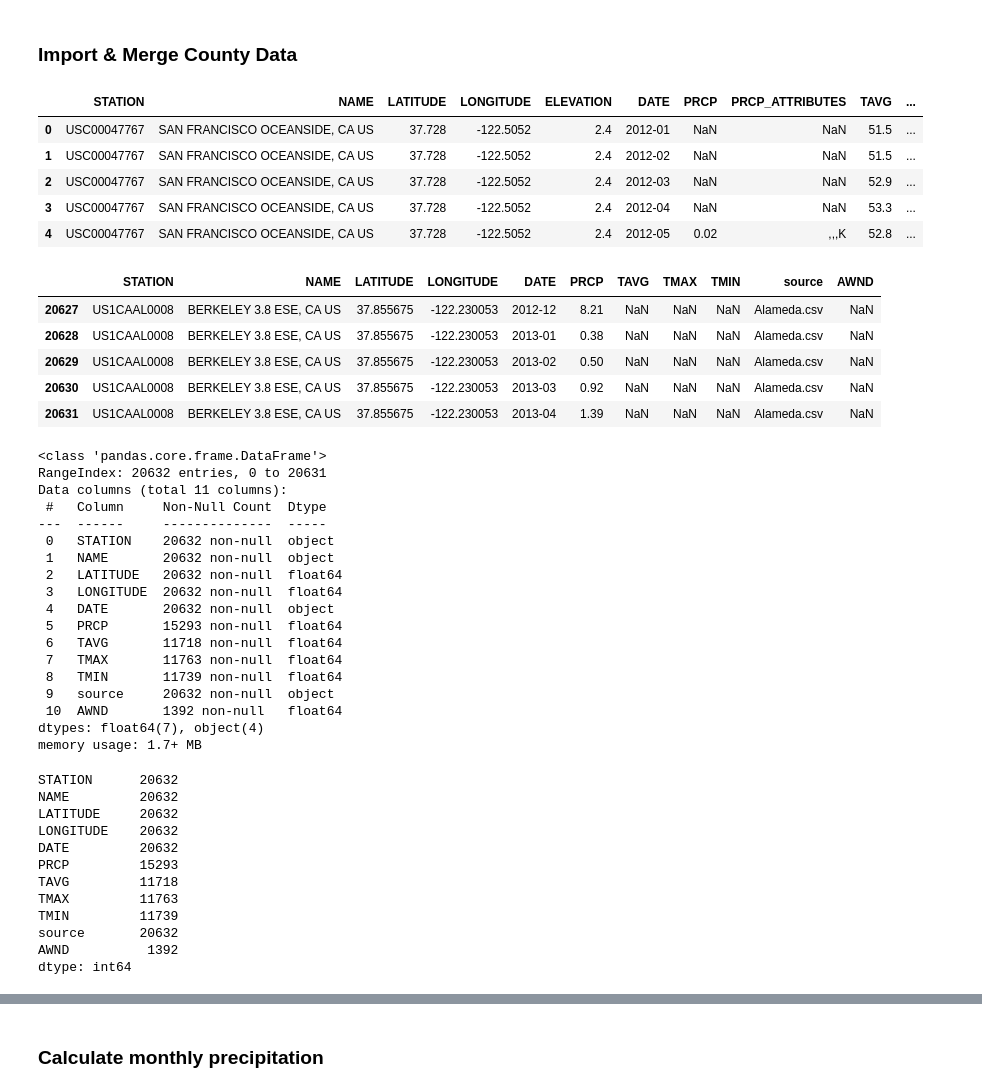
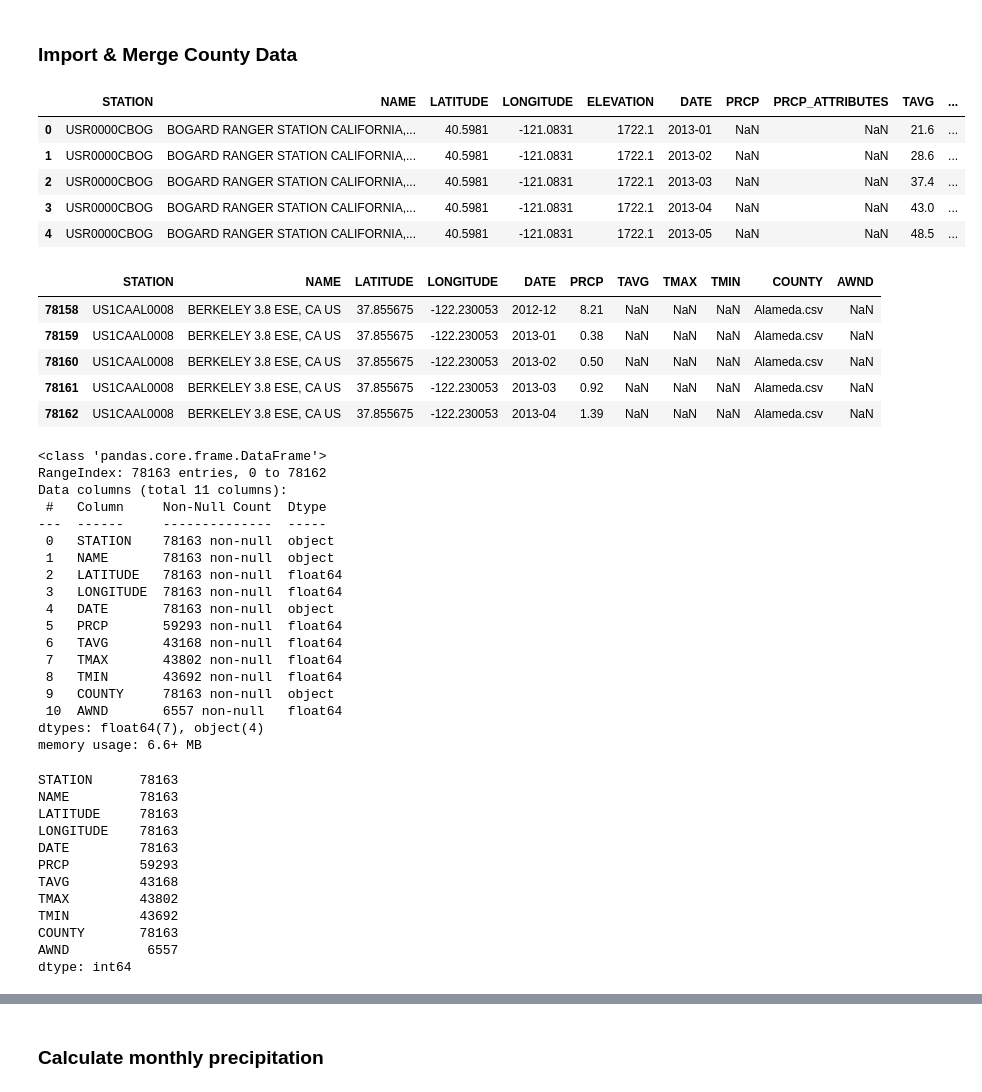
Before and after one commit to chloebellehooton/Group-5-Project, a Jupyter notebook: Wildfire_County_ETL.ipynb, the cells around one changed output, grey strips where cells are left out. Drawn from its saved outputs; the diff is of its cells as text; code cells hidden in the pictures.

```diff
--- a/Wildfire_County_ETL.ipynb
+++ b/Wildfire_County_ETL.ipynb
@@ -118,71 +118,72 @@ dtype: int64
 # %%
 #Import multiple CSV files into 1 dataframe
 path= os.path.join("Resources", "CountyWeather")
 all_files = glob.glob(path + "/*.csv")
 
 li = []
 
 for filename in all_files:
     df = pd.read_csv(filename, index_col=None, header=0)
-    df['source'] = os.path.basename(filename)
+    #Add a new column that recognizes the name of the CSV file
+    df['COUNTY'] = os.path.basename(filename)
     li.append(df)
 
 county_df = pd.concat(li, axis=0, ignore_index=True)
 county_df.head()
 # %% [output]
 |  | STATION | NAME | LATITUDE | LONGITUDE | ELEVATION | DATE | PRCP | PRCP_ATTRIBUTES | TAVG | ... |
-| 0 | USC00047767 | SAN FRANCISCO OCEANSIDE, CA US | 37.728 | -122.5052 | 2.4 | 2012-01 | NaN | NaN | 51.5 | ... |
-| 1 | USC00047767 | SAN FRANCISCO OCEANSIDE, CA US | 37.728 | -122.5052 | 2.4 | 2012-02 | NaN | NaN | 51.5 | ... |
-| 2 | USC00047767 | SAN FRANCISCO OCEANSIDE, CA US | 37.728 | -122.5052 | 2.4 | 2012-03 | NaN | NaN | 52.9 | ... |
-| 3 | USC00047767 | SAN FRANCISCO OCEANSIDE, CA US | 37.728 | -122.5052 | 2.4 | 2012-04 | NaN | NaN | 53.3 | ... |
-| 4 | USC00047767 | SAN FRANCISCO OCEANSIDE, CA US | 37.728 | -122.5052 | 2.4 | 2012-05 | 0.02 | ,,,K | 52.8 | ... |
+| 0 | USR0000CBOG | BOGARD RANGER STATION CALIFORNIA,... | 40.5981 | -121.0831 | 1722.1 | 2013-01 | NaN | NaN | 21.6 | ... |
+| 1 | USR0000CBOG | BOGARD RANGER STATION CALIFORNIA,... | 40.5981 | -121.0831 | 1722.1 | 2013-02 | NaN | NaN | 28.6 | ... |
+| 2 | USR0000CBOG | BOGARD RANGER STATION CALIFORNIA,... | 40.5981 | -121.0831 | 1722.1 | 2013-03 | NaN | NaN | 37.4 | ... |
+| 3 | USR0000CBOG | BOGARD RANGER STATION CALIFORNIA,... | 40.5981 | -121.0831 | 1722.1 | 2013-04 | NaN | NaN | 43.0 | ... |
+| 4 | USR0000CBOG | BOGARD RANGER STATION CALIFORNIA,... | 40.5981 | -121.0831 | 1722.1 | 2013-05 | NaN | NaN | 48.5 | ... |
 # %%
 #Drop excess columns
 county_df = county_df.drop(['ELEVATION','PRCP_ATTRIBUTES','TAVG_ATTRIBUTES','TMAX_ATTRIBUTES',
                             'TMIN_ATTRIBUTES','AWND_ATTRIBUTES'],1)
 county_df.tail()
 # %% [output]
-|  | STATION | NAME | LATITUDE | LONGITUDE | DATE | PRCP | TAVG | TMAX | TMIN | source | AWND |
-| 20627 | US1CAAL0008 | BERKELEY 3.8 ESE, CA US | 37.855675 | -122.230053 | 2012-12 | 8.21 | NaN | NaN | NaN | Alameda.csv | NaN |
-| 20628 | US1CAAL0008 | BERKELEY 3.8 ESE, CA US | 37.855675 | -122.230053 | 2013-01 | 0.38 | NaN | NaN | NaN | Alameda.csv | NaN |
-| 20629 | US1CAAL0008 | BERKELEY 3.8 ESE, CA US | 37.855675 | -122.230053 | 2013-02 | 0.50 | NaN | NaN | NaN | Alameda.csv | NaN |
-| 20630 | US1CAAL0008 | BERKELEY 3.8 ESE, CA US | 37.855675 | -122.230053 | 2013-03 | 0.92 | NaN | NaN | NaN | Alameda.csv | NaN |
-| 20631 | US1CAAL0008 | BERKELEY 3.8 ESE, CA US | 37.855675 | -122.230053 | 2013-04 | 1.39 | NaN | NaN | NaN | Alameda.csv | NaN |
+|  | STATION | NAME | LATITUDE | LONGITUDE | DATE | PRCP | TAVG | TMAX | TMIN | COUNTY | AWND |
+| 78158 | US1CAAL0008 | BERKELEY 3.8 ESE, CA US | 37.855675 | -122.230053 | 2012-12 | 8.21 | NaN | NaN | NaN | Alameda.csv | NaN |
+| 78159 | US1CAAL0008 | BERKELEY 3.8 ESE, CA US | 37.855675 | -122.230053 | 2013-01 | 0.38 | NaN | NaN | NaN | Alameda.csv | NaN |
+| 78160 | US1CAAL0008 | BERKELEY 3.8 ESE, CA US | 37.855675 | -122.230053 | 2013-02 | 0.50 | NaN | NaN | NaN | Alameda.csv | NaN |
+| 78161 | US1CAAL0008 | BERKELEY 3.8 ESE, CA US | 37.855675 | -122.230053 | 2013-03 | 0.92 | NaN | NaN | NaN | Alameda.csv | NaN |
+| 78162 | US1CAAL0008 | BERKELEY 3.8 ESE, CA US | 37.855675 | -122.230053 | 2013-04 | 1.39 | NaN | NaN | NaN | Alameda.csv | NaN |
 # %%
 #Confirm datatypes for each column
 county_df.info()
 # %% [output]
 <class 'pandas.core.frame.DataFrame'>
-RangeIndex: 20632 entries, 0 to 20631
+RangeIndex: 78163 entries, 0 to 78162
 Data columns (total 11 columns):
  #   Column     Non-Null Count  Dtype
 ---  ------     --------------  -----
- 0   STATION    20632 non-null  object
- 1   NAME       20632 non-null  object
- 2   LATITUDE   20632 non-null  float64
- 3   LONGITUDE  20632 non-null  float64
- 4   DATE       20632 non-null  object
- 5   PRCP       15293 non-null  float64
- 6   TAVG       11718 non-null  float64
- 7   TMAX       11763 non-null  float64
- 8   TMIN       11739 non-null  float64
- 9   source     20632 non-null  object
- 10  AWND       1392 non-null   float64
+ 0   STATION    78163 non-null  object
+ 1   NAME       78163 non-null  object
+ 2   LATITUDE   78163 non-null  float64
+ 3   LONGITUDE  78163 non-null  float64
+ 4   DATE       78163 non-null  object
+ 5   PRCP       59293 non-null  float64
+ 6   TAVG       43168 non-null  float64
+ 7   TMAX       43802 non-null  float64
+ 8   TMIN       43692 non-null  float64
+ 9   COUNTY     78163 non-null  object
+ 10  AWND       6557 non-null   float64
 dtypes: float64(7), object(4)
-memory usage: 1.7+ MB
+memory usage: 6.6+ MB
 # %%
 #Check for null data
 county_df.count()
 # %% [output]
-STATION      20632
-NAME         20632
-LATITUDE     20632
-LONGITUDE    20632
-DATE         20632
-PRCP         15293
-TAVG         11718
-TMAX         11763
-TMIN         11739
-source       20632
-AWND          1392
+STATION      78163
+NAME         78163
+LATITUDE     78163
+LONGITUDE    78163
+DATE         78163
+PRCP         59293
+TAVG         43168
+TMAX         43802
+TMIN         43692
+COUNTY       78163
+AWND          6557
 dtype: int64
```
Also changed, not shown: parts of 21 cells of this notebook, 2 other files.
